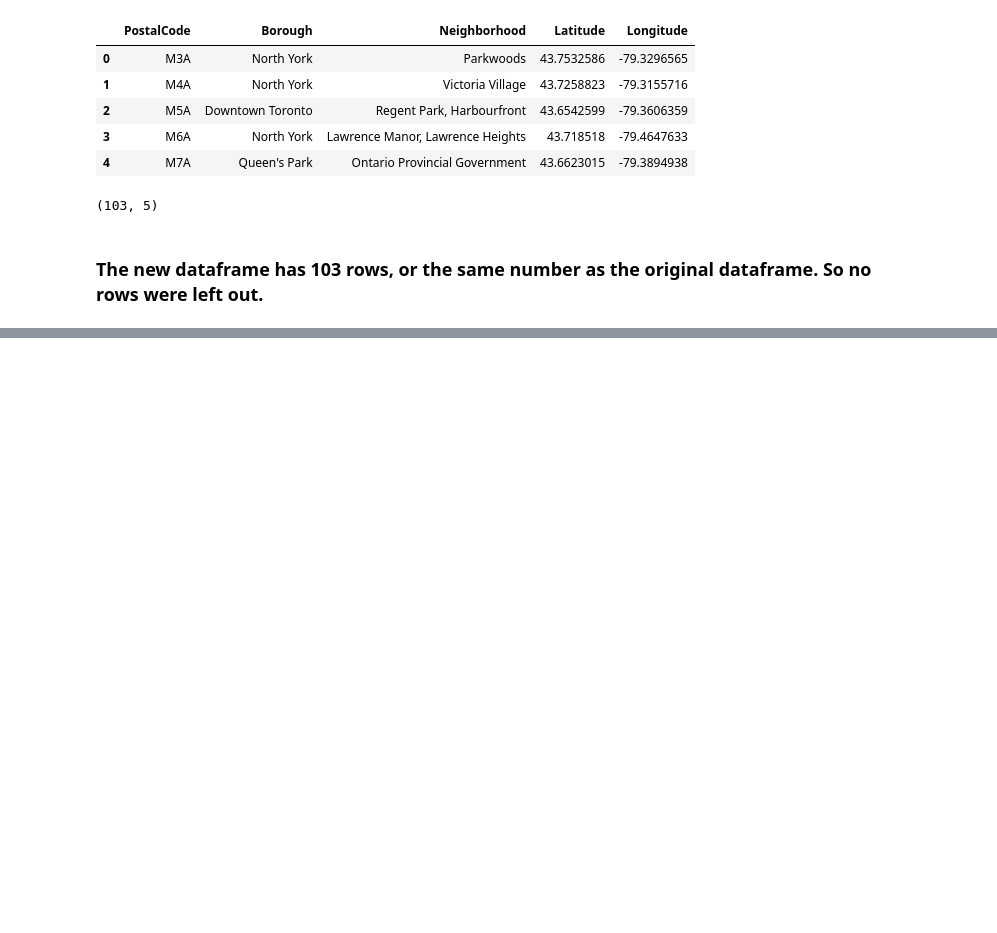
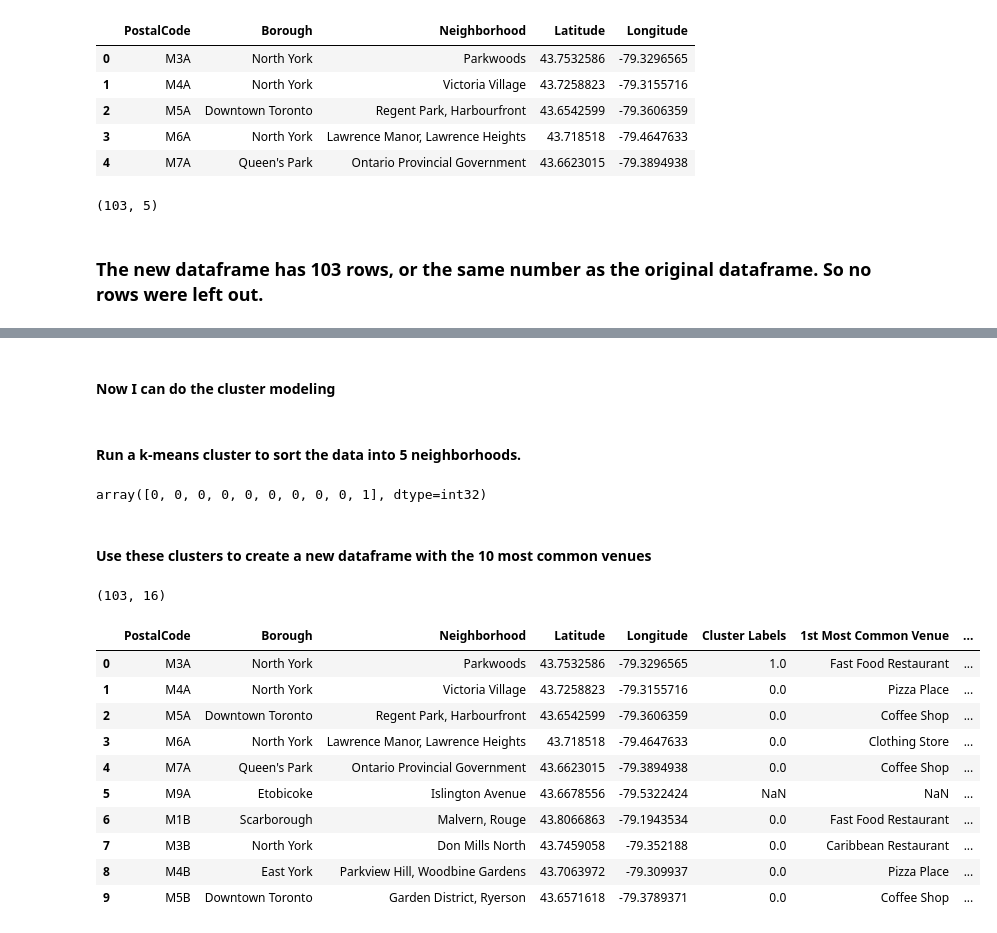
Before and after one commit to kcspradlin/Coursera_Capstone, a Jupyter notebook: Capstone_Project_Week3.ipynb, the cells around one changed output, grey strips where cells are left out. Saved outputs shown, nothing was run; the diff lists cells and outputs as text; code cells hidden in the pictures; blank space fills up the shorter version.

```diff
--- a/Capstone_Project_Week3.ipynb
+++ b/Capstone_Project_Week3.ipynb
@@ -203,0 +489,21 @@ full_df.shape
+# %%
+num_top_venues = 10
+
+indicators = ['st', 'nd', 'rd']
+
+# create columns according to number of top venues
+columns = ['Neighborhood']
+for ind in np.arange(num_top_venues):
+    try:
+        columns.append('{}{} Most Common Venue'.format(ind+1, indicators[ind]))
+    except:
+        columns.append('{}th Most Common Venue'.format(ind+1))
+
+# create a new dataframe
+neighborhoods_venues_sorted = pd.DataFrame(columns=columns)
+neighborhoods_venues_sorted['Neighborhood'] = toronto_grouped['Neighborhood']
+
+for ind in np.arange(toronto_grouped.shape[0]):
+    neighborhoods_venues_sorted.iloc[ind, 1:] = return_most_common_venues(toronto_grouped.iloc[ind, :], num_top_venues)
+
+neighborhoods_venues_sorted.head()
@@ -203,0 +517,45 @@ full_df.shape
+# %% [markdown]
+#### Now I can do the cluster modeling
+# %% [markdown]
+#### Run a k-means cluster to sort the data into 5 neighborhoods.
+# %%
+# set number of clusters
+kclusters = 5
+
+toronto_grouped_clustering = toronto_grouped.drop('Neighborhood', 1)
+
+# run k-means clustering
+kmeans = KMeans(n_clusters=kclusters, random_state=0).fit(toronto_grouped_clustering)
+
+# check cluster labels generated for each row in the dataframe
+kmeans.labels_[0:10]
+# %% [output]
+array([0, 0, 0, 0, 0, 0, 0, 0, 0, 1], dtype=int32)
+# %% [markdown]
+#### Use these clusters to create a new dataframe with the 10 most common venues
+# %%
+# add clustering labels
+neighborhoods_venues_sorted.insert(0, 'Cluster Labels', kmeans.labels_)
+
+toronto_merged = toronto_data
+
+# merge toronto_grouped with toronto_data to add latitude/longitude for each neighborhood
+toronto_merged = toronto_merged.join(neighborhoods_venues_sorted.set_index('Neighborhood'), on='Neighborhood')
+
+toronto_merged.shape
+# %% [output]
+(103, 16)
+# %%
+toronto_merged.head(10)
+# %% [output]
+|  | PostalCode | Borough | Neighborhood | Latitude | Longitude | Cluster Labels | 1st Most Common Venue | ... |
+| 0 | M3A | North York | Parkwoods | 43.7532586 | -79.3296565 | 1.0 | Fast Food Restaurant | ... |
+| 1 | M4A | North York | Victoria Village | 43.7258823 | -79.3155716 | 0.0 | Pizza Place | ... |
+| 2 | M5A | Downtown Toronto | Regent Park, Harbourfront | 43.6542599 | -79.3606359 | 0.0 | Coffee Shop | ... |
+| 3 | M6A | North York | Lawrence Manor, Lawrence Heights | 43.718518 | -79.4647633 | 0.0 | Clothing Store | ... |
+| 4 | M7A | Queen's Park | Ontario Provincial Government | 43.6623015 | -79.3894938 | 0.0 | Coffee Shop | ... |
+| 5 | M9A | Etobicoke | Islington Avenue | 43.6678556 | -79.5322424 | NaN | NaN | ... |
+| 6 | M1B | Scarborough | Malvern, Rouge | 43.8066863 | -79.1943534 | 0.0 | Fast Food Restaurant | ... |
+| 7 | M3B | North York | Don Mills North | 43.7459058 | -79.352188 | 0.0 | Caribbean Restaurant | ... |
+| 8 | M4B | East York | Parkview Hill, Woodbine Gardens | 43.7063972 | -79.309937 | 0.0 | Pizza Place | ... |
+| 9 | M5B | Downtown Toronto | Garden District, Ryerson | 43.6571618 | -79.3789371 | 0.0 | Coffee Shop | ... |
```
Also changed, not shown: parts of 58 cells of this notebook.
